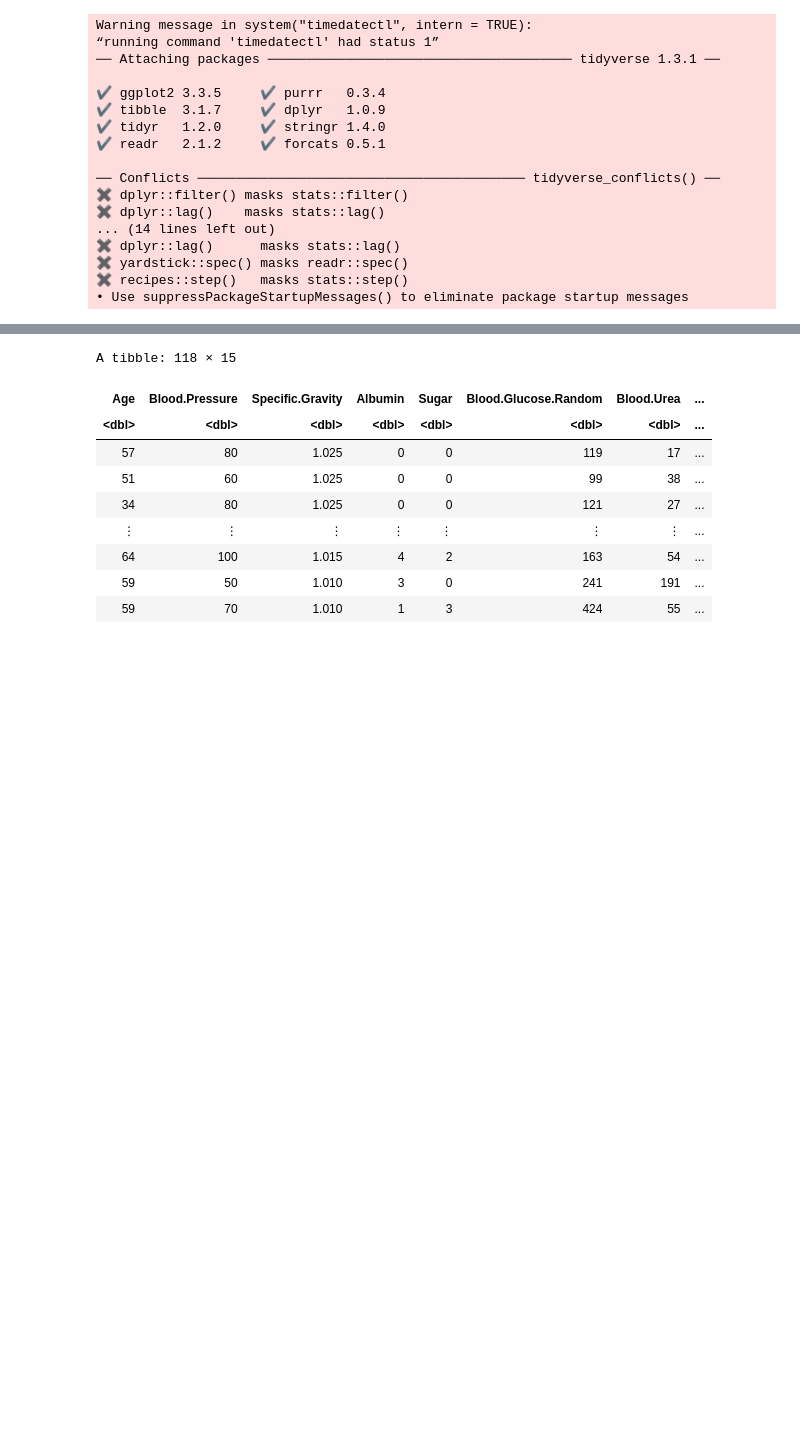
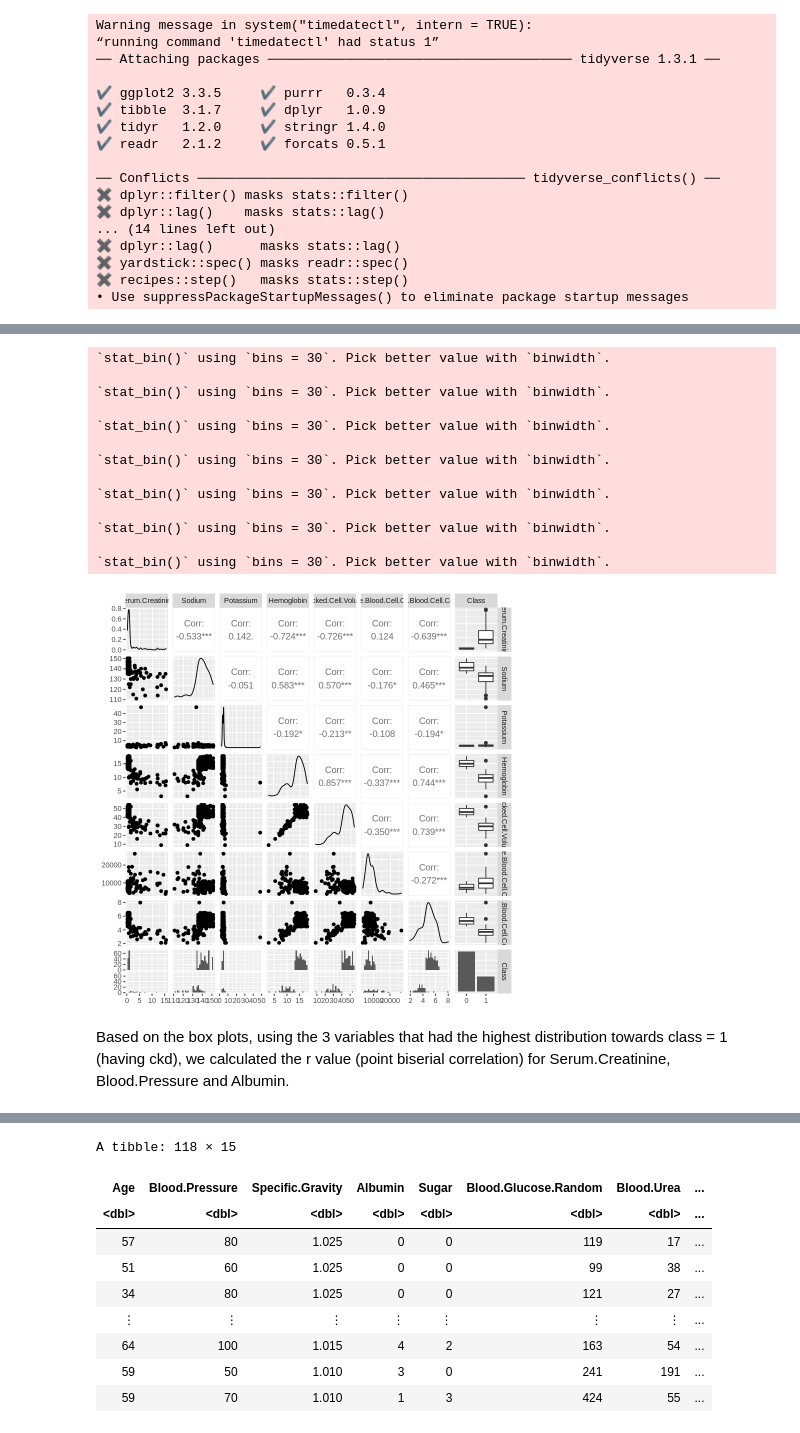
Before and after one commit to callen02/DSCI100_Group_25_Project, a Jupyter notebook: Proposal_Methods_Results.ipynb, the cells around one changed output, grey strips where cells are left out. Drawn from its saved outputs; the diff is of its cells as text; code cells hidden in the pictures; blank space fills up the shorter version.

```diff
--- a/Proposal_Methods_Results.ipynb
+++ b/Proposal_Methods_Results.ipynb
@@ -35,0 +91,21 @@ ERROR: Error in read_csv("https://raw.githubusercontent.com/callen02/DSCI100_Gro
+# %%
+#ggpairs for ckd_data_tidy_2
+
+ggpairs (ckd_data_tidy_2)
+# %% [output]
+`stat_bin()` using `bins = 30`. Pick better value with `binwidth`.
+
+`stat_bin()` using `bins = 30`. Pick better value with `binwidth`.
+
+`stat_bin()` using `bins = 30`. Pick better value with `binwidth`.
+
+`stat_bin()` using `bins = 30`. Pick better value with `binwidth`.
+
+`stat_bin()` using `bins = 30`. Pick better value with `binwidth`.
+
+`stat_bin()` using `bins = 30`. Pick better value with `binwidth`.
+
+`stat_bin()` using `bins = 30`. Pick better value with `binwidth`.
+[figure, added]
+# %% [markdown]
+Based on the box plots, using the 3 variables that had the highest distribution towards class = 1 (having ckd), we calculated the r value (point biserial correlation) for Serum.Creatinine, Blood.Pressure and Albumin.
```
Also changed, not shown: parts of 8 cells of this notebook.
